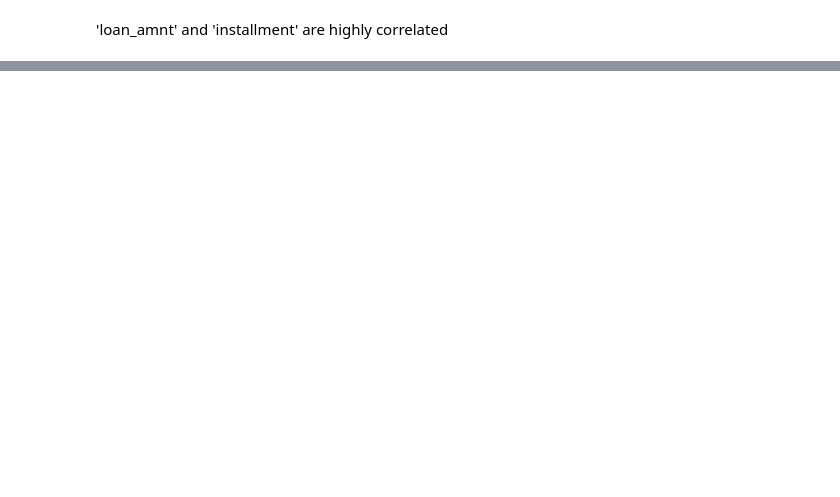
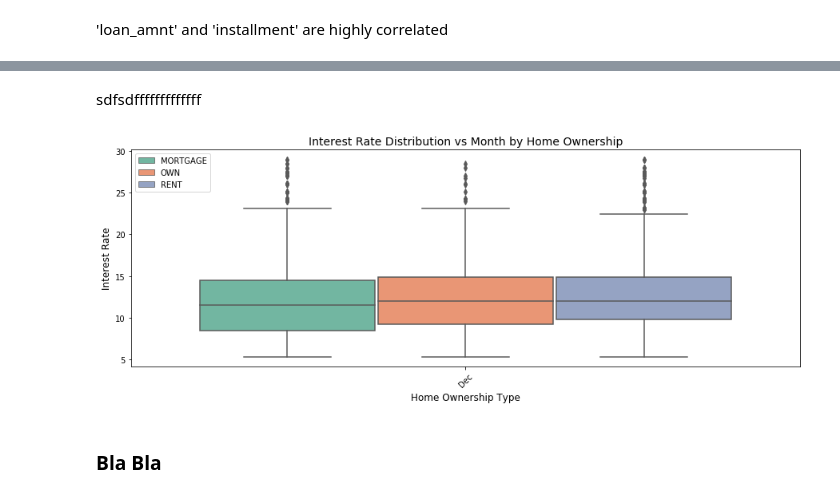
Before and after one commit to truzmeto/LoanStatusPrediction, a Jupyter notebook: kernel.ipynb, the cells around one changed output, grey strips where cells are left out. Cells and saved outputs as stored; diff of their text form; code cells hidden in the pictures; blank space fills up the shorter version.

```diff
--- a/kernel.ipynb
+++ b/kernel.ipynb
@@ -223,0 +254,8 @@ Index(['loan_status', 'loan_amnt', 'term', 'int_rate', 'installment', 'grade',
+# %% [markdown]
+sdfsdfffffffffffff
+# %%
+plotLoanStat3(df)
+# %% [output]
+[figure, added]
+# %% [markdown]
+### Bla Bla
```
Also changed, not shown: parts of 31 cells of this notebook, 10 other files.
